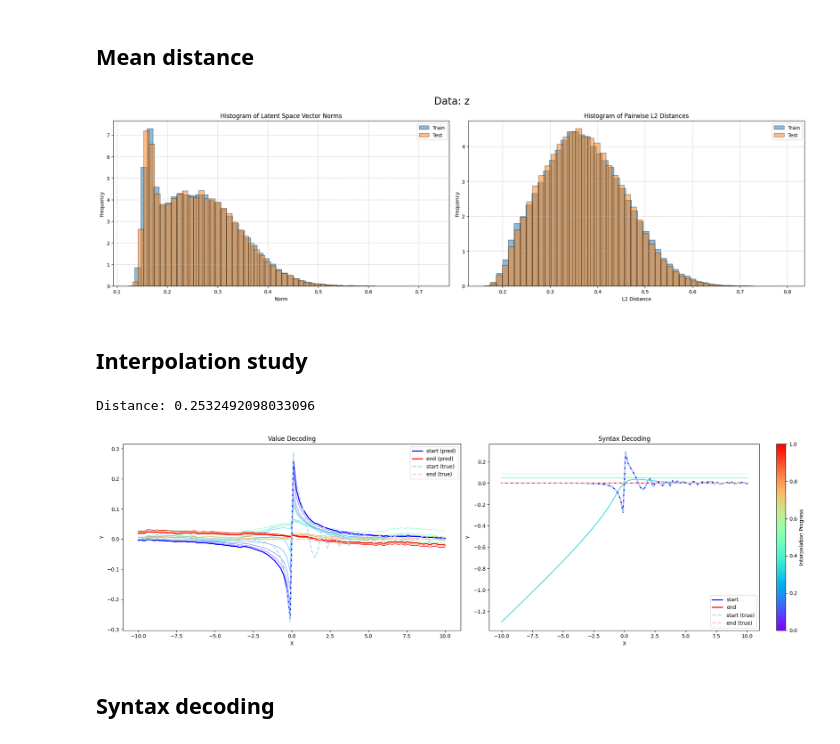
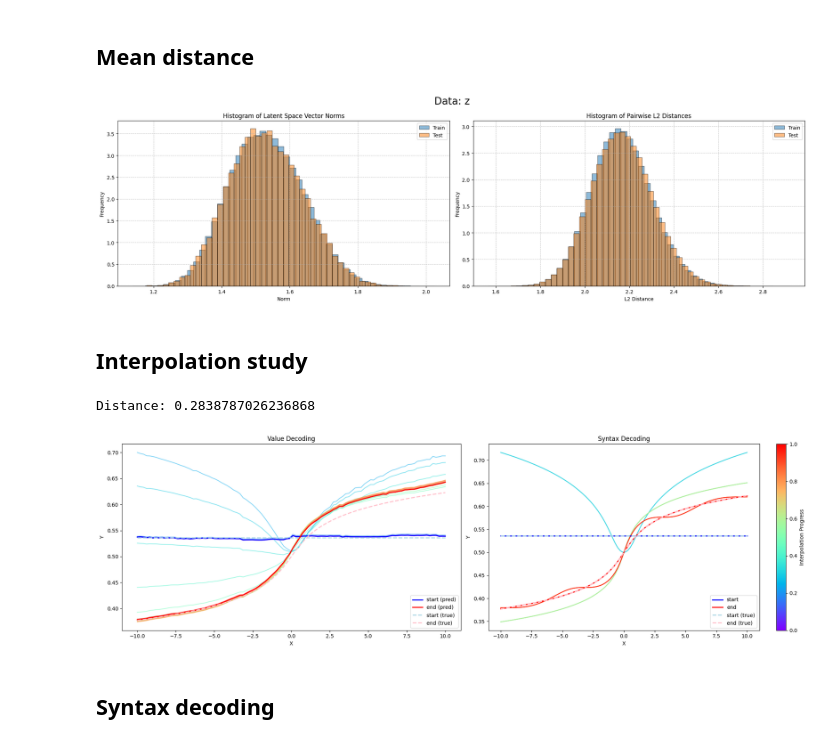
Before and after one commit to LuisCarretero/similar-expressions, a Jupyter notebook: src/downstream/latent_analysis.ipynb, the cells around one changed output. Cells and saved outputs as stored; diff of their text form; code cells hidden in the pictures.

```diff
--- a/src/downstream/latent_analysis.ipynb
+++ b/src/downstream/latent_analysis.ipynb
@@ -37,8 +37,8 @@ torch.manual_seed(41)
 torch.set_grad_enabled(False)
 
 # Load model and dataset
-model, cfg_dict, cfg = load_wandb_model(run='ahh7tm9o')
-train_loader, test_loader, info = create_dataloader_from_wandb(cfg_dict, cfg, value_transform=lambda x: torch.arcsinh(x)*0.1)
+model, cfg_dict, cfg = load_wandb_model(run='ek6d87sw')
+train_loader, test_loader, info = create_dataloader_from_wandb(cfg_dict, cfg)
 val_x, syntax_cats, value_transform = info['val_x'], info['syntax_cats'], info['value_transform']
 # %% [output]
 Using updated value decoder 2.0!
@@ -54,7 +54,7 @@ for i, x in enumerate(data_from_loader(train_loader, 'x', batch_size=2**15)):
     # x = torch.tensor(data_syntax[:(2**15), ...].transpose(0, 2, 1))
     mean, ln_var = model.encoder(x)
     z = model.sample(mean, ln_var)
-    res = ln_var.norm(dim=1).exp().detach().numpy() * 0.01
+    res = ln_var.norm(dim=1).exp().detach().numpy() * cfg.training.sample_eps
     sigma_norm_train[i*BATCH_SIZE:(i+1)*BATCH_SIZE] = res
     mu_train[i*BATCH_SIZE:(i+1)*BATCH_SIZE, :] = mean.detach().numpy()
     z_train[i*BATCH_SIZE:(i+1)*BATCH_SIZE, :] = z.detach().numpy()
@@ -66,7 +66,7 @@ for i, x in enumerate(data_from_loader(test_loader, 'x', batch_size=2**15)):
     # x = torch.tensor(data_syntax[:(2**15), ...].transpose(0, 2, 1))
     mean, ln_var = model.encoder(x)
     z = model.sample(mean, ln_var)
-    res = ln_var.norm(dim=1).exp().detach().numpy() * 0.01
+    res = ln_var.norm(dim=1).exp().detach().numpy() * cfg.training.sample_eps
     sigma_norm_test[i*BATCH_SIZE:(i+1)*BATCH_SIZE] = res
     mu_test[i*BATCH_SIZE:(i+1)*BATCH_SIZE, :] = mean.detach().numpy()
     z_test[i*BATCH_SIZE:(i+1)*BATCH_SIZE, :] = z.detach().numpy()
@@ -160,7 +141,7 @@ plt.tight_layout()
 # %%
 i = 0
 N = 16
-data_loader = test_loader
+data_loader = train_loader
 
 # Encode into latent space
 x = data_from_loader(data_loader, 'x', idx=range(i, i+N))
@@ -434,7 +411,7 @@ fig.suptitle(f'Data: {datatype}', fontsize=20)
 plt.tight_layout()
 plt.show()
 # %% [output]
-[figure, old version]
+[figure, new version]
 # %% [markdown]
 ## Interpolation study
 # %%
@@ -451,7 +428,7 @@ def slerp(v0: np.ndarray, v1: np.ndarray, t: np.ndarray) -> np.ndarray:
 from parsing import eval_from_logits
 
 # Next: Choose a specific distance.
-i, j = 4, 9
+i, j = 0, 5
 alpha = np.linspace(0, 1, 20)
 
 print(f'Distance: {np.linalg.norm(mu_train[i] - mu_train[j])}')
@@ -498,35 +475,35 @@ for i in range(1, logits_interp.shape[0] - 1):
     except TypeError:
         print(f'Warning: Failed to decode logits {i}')
 
 # Plot start and end points (right subplot)
 start_res = eval_from_logits(logits_interp[0, ...], val_x.squeeze()).astype(np.float32)
 start_transformed = value_transform(torch.tensor(start_res)).detach().numpy()
 ax2.plot(val_x.squeeze(), start_transformed, label='start', color='blue', linewidth=2)
 
 end_res = eval_from_logits(logits_interp[-1, ...], val_x.squeeze()).astype(np.float32)
 end_transformed = value_transform(torch.tensor(end_res)).detach().numpy()
 ax2.plot(val_x.squeeze(), end_transformed, label='end', color='red', linewidth=2)
 
 ax2.plot(val_x.squeeze(), start_true, label='start (true)', color='lightblue', linewidth=2, linestyle='--')
 ax2.plot(val_x.squeeze(), end_true, label='end (true)', color='pink', linewidth=2, linestyle='--')
 
 
 ax2.legend()
 ax2.set_title('Syntax Decoding')
 ax2.set_xlabel('X')
 ax2.set_ylabel('Y')
 
 # Add a colorbar to show the interpolation progression
 sm = plt.cm.ScalarMappable(cmap=cmap, norm=plt.Normalize(vmin=0, vmax=1))
 sm.set_array([])
 cbar = fig.colorbar(sm, ax=ax2)
 cbar.set_label('Interpolation Progress')
 
 plt.tight_layout()
 plt.show()
 # %% [output]
-Distance: 0.2532492098033096
+Distance: 0.2838787026236868
-[figure, old version]
+[figure, new version]
 # %% [markdown]
 ## Syntax decoding
 # %%
```
Also changed, not shown: parts of 11 cells of this notebook, 4 other files.
